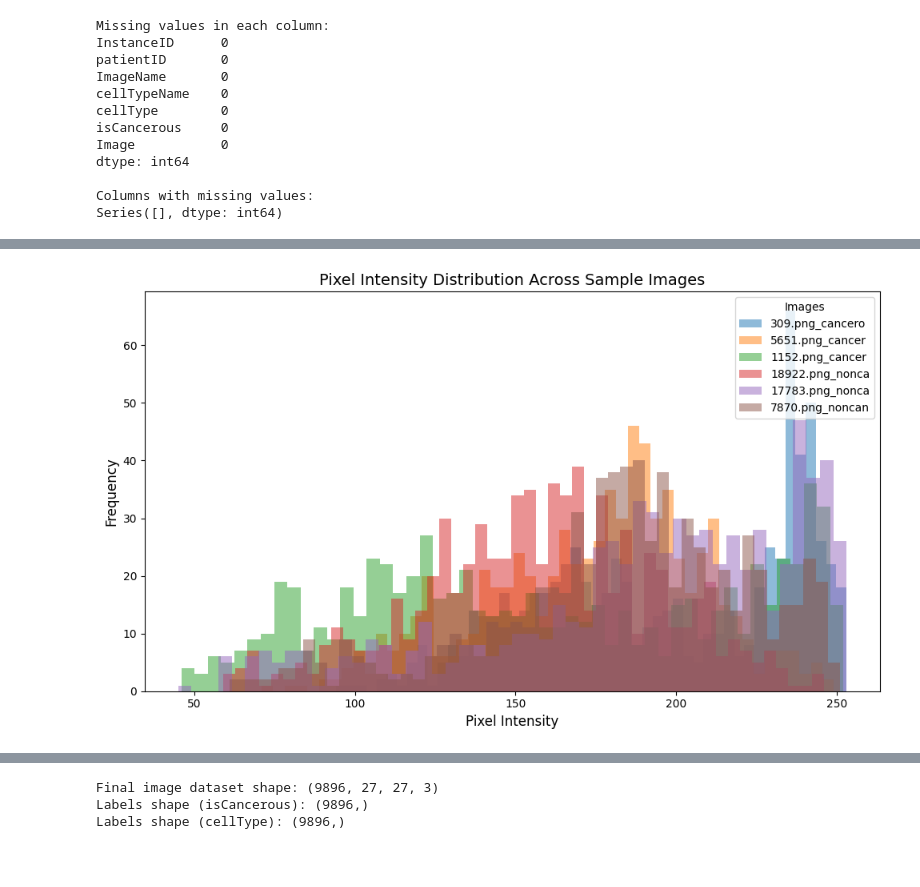
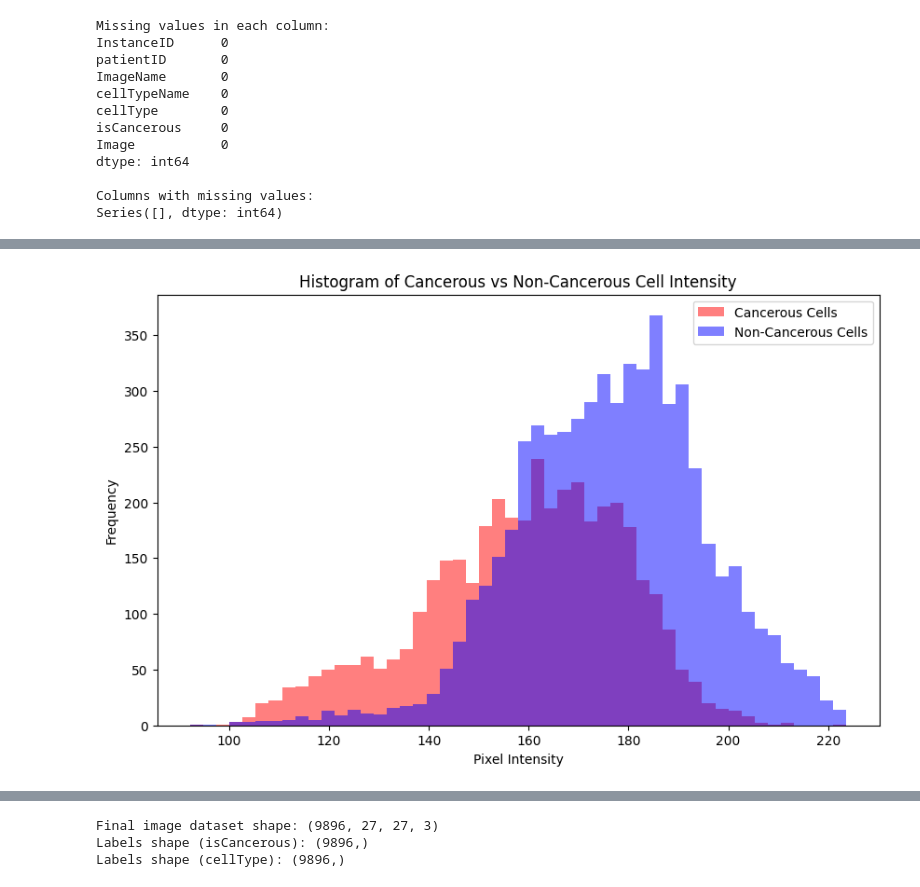
Before and after one commit to sheikhmunim/cml_assignment2, a Jupyter notebook: assignment_2.ipynb, the cells around one changed output, grey strips where cells are left out. Drawn from its saved outputs; the diff is of its cells as text; code cells hidden in the pictures; blank space fills up the shorter version.

```diff
--- a/assignment_2.ipynb
+++ b/assignment_2.ipynb
@@ -214,32 +281,41 @@ plt.show()
 # %%
-#filtering the main dataframe
-cancerous_cells = labels_main[labels_main['isCancerous'] == 1]
-non_cancerous_cells = labels_main[labels_main['isCancerous'] == 0]
-#defining function to calculate pixel intensity distribution for grayscale images
-def plot_pixel_intensity_distribution(images, title="Pixel Intensity Distribution"):
-    plt.figure(figsize=(10, 6))
-    for idx, (img_name, img) in enumerate(images.items()):
-        if img is not None:
-            img_gray = img.convert("L")  # Convert image to grayscale
-            img_array = np.array(img_gray)
-            plt.hist(img_array.flatten(), bins=50, alpha=0.5, label=img_name[:15])  # Truncate long names
-    plt.title(title, fontsize=14)
-    plt.xlabel('Pixel Intensity', fontsize=12)
-    plt.ylabel('Frequency', fontsize=12)
-    plt.legend(title="Images", loc='upper right')
-    plt.tight_layout()
-    plt.show()
-#using a sample of 3 cancerous and 3 non-cancerous images
-sample_cancerous_images = cancerous_cells.sample(3, random_state=42)
-sample_non_cancerous_images = non_cancerous_cells.sample(3, random_state=42)
-#combining the images in a dictionary
-sample_images = {}
-for idx, row in sample_cancerous_images.iterrows():
-    sample_images[f"{row['ImageName']}_cancerous"] = row['Image']
-for idx, row in sample_non_cancerous_images.iterrows():
-    sample_images[f"{row['ImageName']}_noncancerous"] = row['Image']
-#plotting the pixel intensity distribution of the 9 images
-plot_pixel_intensity_distribution(sample_images, title="Pixel Intensity Distribution Across Sample Images")
+#defining function to calculate pixel intensity from an 'Image' object
+def calculate_pixel_intensity(image_obj):
+    #converting image to grayscale
+    img_gray = image_obj.convert('L')  #'L' mode is for grayscale images
+    #getting the pixel values as a numpy array
+    pixel_values = np.array(img_gray)
+    #calculating the average pixel intensity
+    avg_intensity = pixel_values.mean()
+    return avg_intensity
+
+#filtering cancerous and non-cancerous cells from the DataFrame
+cancerous_cells = labels_main[labels_main['isCancerous'] == 1].copy()
+noncancerous_cells = labels_main[labels_main['isCancerous'] == 0].copy()
+#applying the pixel intensity calculation function to each image in the 'Image' column
+cancerous_cells.loc[:, 'pixel_intensity'] = cancerous_cells['Image'].apply(calculate_pixel_intensity)
+noncancerous_cells.loc[:, 'pixel_intensity'] = noncancerous_cells['Image'].apply(calculate_pixel_intensity)
+
+#extracting the pixel intensities as numpy arrays
+cancerous_intensity = cancerous_cells['pixel_intensity'].values
+noncancerous_intensity = noncancerous_cells['pixel_intensity'].values
+#ensuring they are numpy arrays of floats for histogram calculation
+cancerous_intensity = np.array(cancerous_intensity, dtype=float)
+noncancerous_intensity = np.array(noncancerous_intensity, dtype=float)
+
+#computing histograms
+counts_cancer, bins = np.histogram(cancerous_intensity, bins=50)
+counts_non_cancer, _ = np.histogram(noncancerous_intensity, bins=bins)
+
+#plotting histograms
+plt.figure(figsize=(10, 6))
+plt.hist(cancerous_intensity, bins=bins, alpha=0.5, color='red', label='Cancerous Cells')
+plt.hist(noncancerous_intensity, bins=bins, alpha=0.5, color='blue', label='Non-Cancerous Cells')
+plt.xlabel('Pixel Intensity')
+plt.ylabel('Frequency')
+plt.legend(loc='upper right')
+plt.title('Histogram of Cancerous vs Non-Cancerous Cell Intensity')
+plt.show()
 # %% [output]
-[figure, old version]
+[figure, new version]
 # %%
```
Also changed, not shown: parts of 22 cells of this notebook, 2 other files.
